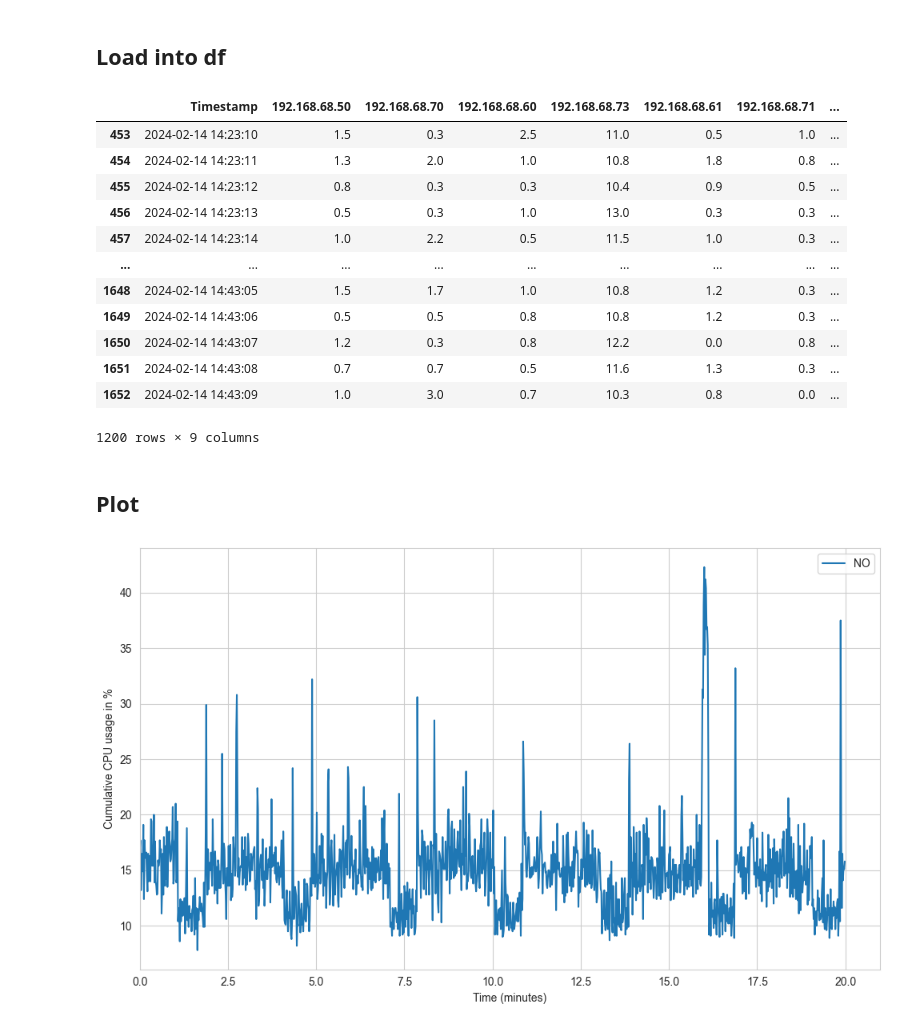
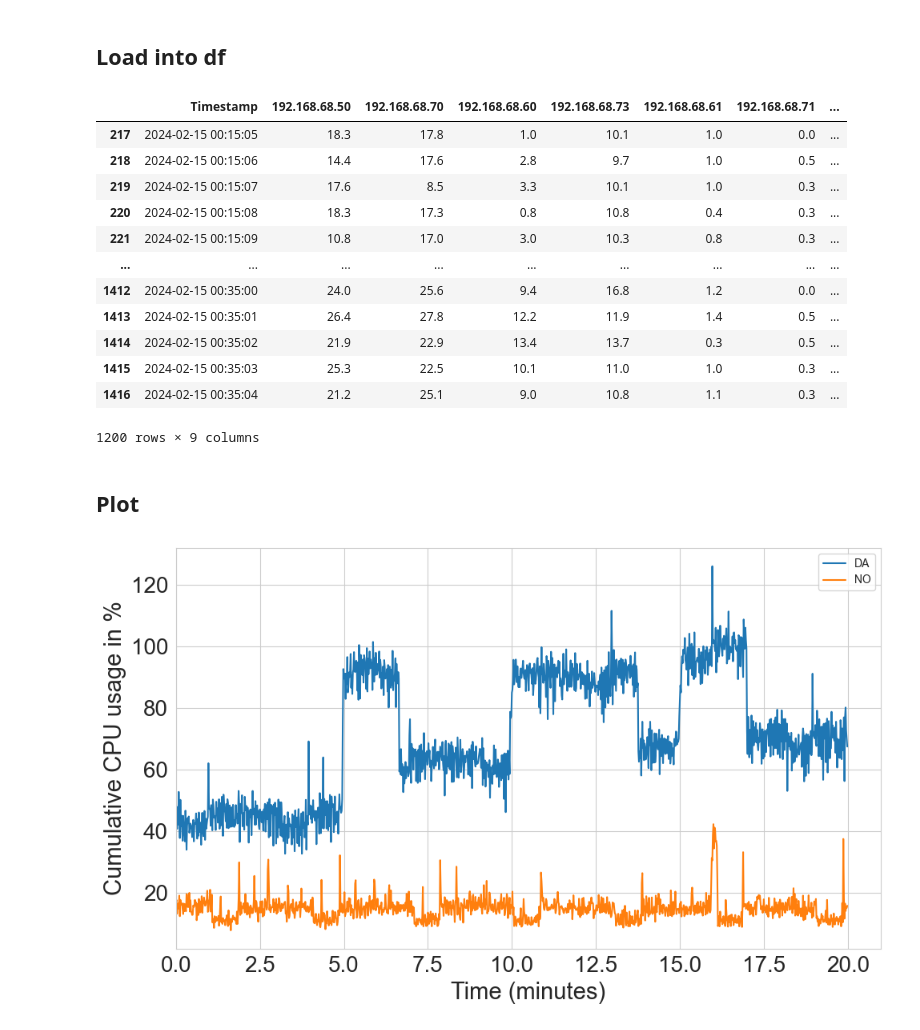
Before and after one commit to jku-lit-scsl/ecs-demo, a Jupyter notebook: evaluation/efficacy/data_cleaning/eval_efficacy.ipynb, the cells around one changed output. Drawn from its saved outputs; the diff is of its cells as text; code cells hidden in the pictures.

```diff
--- a/evaluation/efficacy/data_cleaning/eval_efficacy.ipynb
+++ b/evaluation/efficacy/data_cleaning/eval_efficacy.ipynb
@@ -95,49 +95,50 @@ for log_dir in dir_names:
         if 'warn' in lf:
             warn_files.append(lf)
     curr_df = logs_to_dataframe(warn_files)
-    curr_df = curr_df.tail(1200) #equals to 20 minutes
+    curr_df = curr_df.tail(1200)  #equals to 20 minutes
     curr_df['Timestamp'] = pd.to_datetime(curr_df['Timestamp'])
     curr_df['cumulative_cpu'] = curr_df.iloc[:, 1:].sum(axis=1)
 
-    if log_dir == 'NO':
+    if log_dir == 'NO' or log_dir == 'DA':
         # Calculate relative time from the start
         start_time = curr_df['Timestamp'].iloc[0]
         curr_df['Relative_Time'] = (curr_df['Timestamp'] - start_time).dt.total_seconds() / 60
 
         data_to_plot[log_dir] = curr_df
 # %%
-data_to_plot['NO']
+data_to_plot['DA']
 # %% [output]
 |  | Timestamp | 192.168.68.50 | 192.168.68.70 | 192.168.68.60 | 192.168.68.73 | 192.168.68.61 | 192.168.68.71 | ... |
-| 453 | 2024-02-14 14:23:10 | 1.5 | 0.3 | 2.5 | 11.0 | 0.5 | 1.0 | ... |
-| 454 | 2024-02-14 14:23:11 | 1.3 | 2.0 | 1.0 | 10.8 | 1.8 | 0.8 | ... |
-| 455 | 2024-02-14 14:23:12 | 0.8 | 0.3 | 0.3 | 10.4 | 0.9 | 0.5 | ... |
-| 456 | 2024-02-14 14:23:13 | 0.5 | 0.3 | 1.0 | 13.0 | 0.3 | 0.3 | ... |
-| 457 | 2024-02-14 14:23:14 | 1.0 | 2.2 | 0.5 | 11.5 | 1.0 | 0.3 | ... |
+| 217 | 2024-02-15 00:15:05 | 18.3 | 17.8 | 1.0 | 10.1 | 1.0 | 0.0 | ... |
+| 218 | 2024-02-15 00:15:06 | 14.4 | 17.6 | 2.8 | 9.7 | 1.0 | 0.5 | ... |
+| 219 | 2024-02-15 00:15:07 | 17.6 | 8.5 | 3.3 | 10.1 | 1.0 | 0.3 | ... |
+| 220 | 2024-02-15 00:15:08 | 18.3 | 17.3 | 0.8 | 10.8 | 0.4 | 0.3 | ... |
+| 221 | 2024-02-15 00:15:09 | 10.8 | 17.0 | 3.0 | 10.3 | 0.8 | 0.3 | ... |
 | ... | ... | ... | ... | ... | ... | ... | ... | ... |
-| 1648 | 2024-02-14 14:43:05 | 1.5 | 1.7 | 1.0 | 10.8 | 1.2 | 0.3 | ... |
-| 1649 | 2024-02-14 14:43:06 | 0.5 | 0.5 | 0.8 | 10.8 | 1.2 | 0.3 | ... |
-| 1650 | 2024-02-14 14:43:07 | 1.2 | 0.3 | 0.8 | 12.2 | 0.0 | 0.8 | ... |
-| 1651 | 2024-02-14 14:43:08 | 0.7 | 0.7 | 0.5 | 11.6 | 1.3 | 0.3 | ... |
-| 1652 | 2024-02-14 14:43:09 | 1.0 | 3.0 | 0.7 | 10.3 | 0.8 | 0.0 | ... |
+| 1412 | 2024-02-15 00:35:00 | 24.0 | 25.6 | 9.4 | 16.8 | 1.2 | 0.0 | ... |
+| 1413 | 2024-02-15 00:35:01 | 26.4 | 27.8 | 12.2 | 11.9 | 1.4 | 0.5 | ... |
+| 1414 | 2024-02-15 00:35:02 | 21.9 | 22.9 | 13.4 | 13.7 | 0.3 | 0.5 | ... |
+| 1415 | 2024-02-15 00:35:03 | 25.3 | 22.5 | 10.1 | 11.0 | 1.0 | 0.3 | ... |
+| 1416 | 2024-02-15 00:35:04 | 21.2 | 25.1 | 9.0 | 10.8 | 1.1 | 0.3 | ... |
 1200 rows × 9 columns
 # %% [markdown]
 ## Plot
 # %%
-df = data_to_plot['NO']
+plt.figure(figsize=(10, 6))  # Adjust figure size as needed
 
-
-# Plotting
-plt.figure(figsize=(10, 6))  # Adjust figure size as needed
+# Loop through each item in the dictionary
 for log_dir, df in data_to_plot.items():
+    # Ensure that 'Relative_Time' and 'cumulative_cpu' are valid column names in your DataFrames
     plt.plot(df['Relative_Time'], df['cumulative_cpu'], label=log_dir)
 
-plt.xlabel('Time (minutes)')
-plt.ylabel('Cumulative CPU usage in %')
-plt.xlim(left=0)
-plt.legend()
-plt.grid(True)
-plt.tight_layout()
-plt.show()
+plt.xlabel('Time (minutes)', fontsize=21)  # Label for the x-axis with increased font size
+plt.ylabel('Cumulative CPU usage in %', fontsize=21)  # Label for the y-axis with increased font size
+plt.tick_params(axis='both', labelsize=20)
+plt.xlim(left=0)  # Set the starting point of x-axis to 0
+plt.legend()  # Display legend to identify each line
+plt.grid(True)  # Display grid for better readability
+plt.tight_layout()  # Adjust layout to make sure everything fits without overlapping
+plt.savefig('efficacy_cpu_compare_v1.pdf', format='pdf', bbox_inches='tight')
+plt.show()  # Display the plot
 # %% [output]
-[figure, old version]
+[figure, new version]
```
Also changed, not shown: 6 other files.
